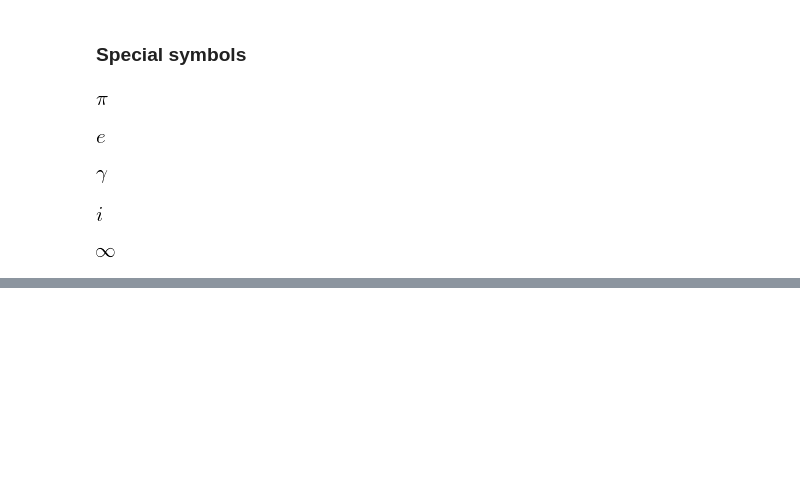
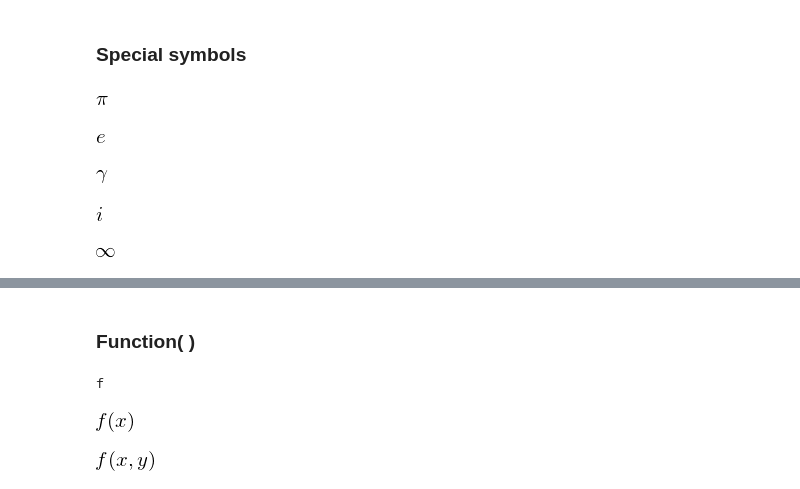
Before and after one commit to EricJWest/sandbox, a Jupyter notebook: python/sympy-primer.ipynb, the cells around one changed output, grey strips where cells are left out. Drawn from its saved outputs; the diff is of its cells as text; code cells hidden in the pictures; blank space fills up the shorter version.

```diff
--- a/python/sympy-primer.ipynb
+++ b/python/sympy-primer.ipynb
@@ -253,0 +249,22 @@ sym.oo
+# %% [markdown]
+### Function( )
+# %%
+# create an undefined function with an arbitrary number of input variables
+f = sym.Function("f")
+f
+# %% [output]
+f
+# %%
+# create an undefined function of one variable
+x = sym.symbols("x")
+f = sym.Function("f")(x)
+f
+# %% [output]
+[figure, added]
+# %%
+# create an undefined function of two variables
+x, y = sym.symbols("x, y")
+f = sym.Function("f")(x, y)
+f
+# %% [output]
+[figure, added]
```
Also changed, not shown: parts of 152 cells of this notebook.
